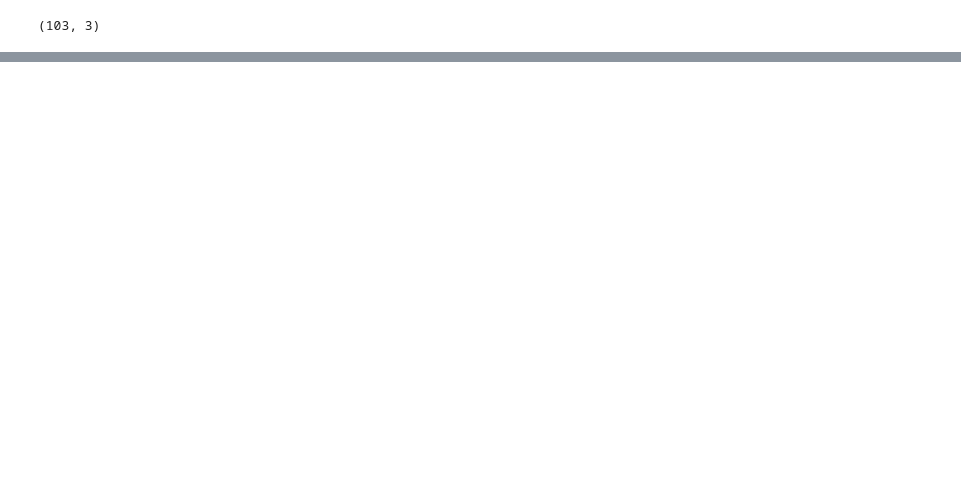
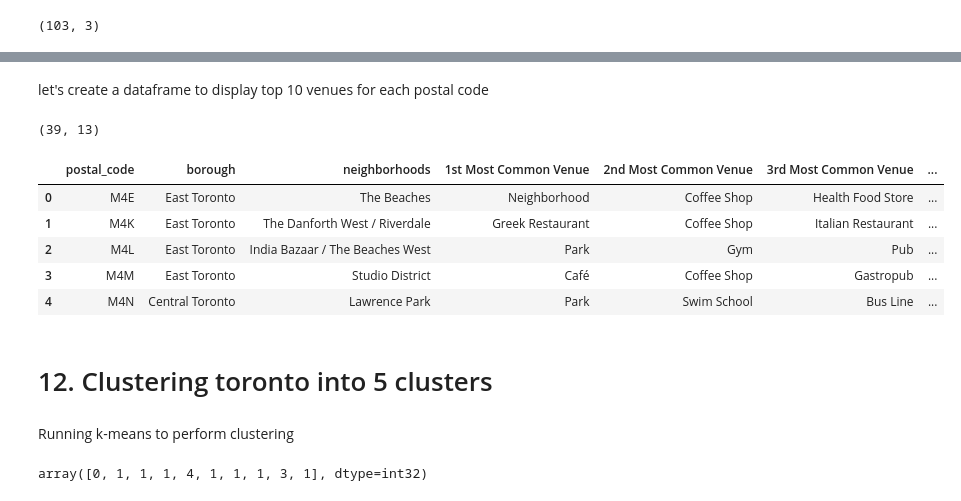
Before and after one commit to ankitkashyap12/Coursera_Capstone, a Jupyter notebook: capstone_project.ipynb, the cells around one changed output, grey strips where cells are left out. Saved outputs shown, nothing was run; the diff lists cells and outputs as text; code cells hidden in the pictures; blank space fills up the shorter version.

```diff
--- a/capstone_project.ipynb
+++ b/capstone_project.ipynb
@@ -215,0 +434,43 @@ toronto_grouped.shape
+# %% [markdown]
+let's create a dataframe to display top 10 venues for each postal code
+# %%
+num_top_venues = 10
+
+indicators = ['st', 'nd', 'rd']
+
+# create columns according to number of top venues
+areaColumns = ['postal_code', 'borough', 'neighborhoods']
+freqColumns = []
+for ind in np.arange(num_top_venues):
+    try:
+        freqColumns.append('{}{} Most Common Venue'.format(ind+1, indicators[ind]))
+    except:
+        freqColumns.append('{}th Most Common Venue'.format(ind+1))
+columns = areaColumns+freqColumns
+
+# create a new dataframe
+neighborhoods_venues_sorted = pd.DataFrame(columns=columns)
+neighborhoods_venues_sorted['postal_code'] = toronto_grouped['postal_code']
+neighborhoods_venues_sorted['borough'] = toronto_grouped['borough']
+neighborhoods_venues_sorted['neighborhoods'] = toronto_grouped['neighborhoods']
+
+for ind in np.arange(toronto_grouped.shape[0]):
+    row_categories = toronto_grouped.iloc[ind, :].iloc[3:]
+    row_categories_sorted = row_categories.sort_values(ascending=False)
+    neighborhoods_venues_sorted.iloc[ind, 3:] = row_categories_sorted.index.values[0:num_top_venues]
+
+# neighborhoods_venues_sorted.sort_values(freqColumns, inplace=True)
+print(neighborhoods_venues_sorted.shape)
+neighborhoods_venues_sorted.head()
+# %% [output]
+(39, 13)
+|  | postal_code | borough | neighborhoods | 1st Most Common Venue | 2nd Most Common Venue | 3rd Most Common Venue | ... |
+| 0 | M4E | East Toronto | The Beaches | Neighborhood | Coffee Shop | Health Food Store | ... |
+| 1 | M4K | East Toronto | The Danforth West / Riverdale | Greek Restaurant | Coffee Shop | Italian Restaurant | ... |
+| 2 | M4L | East Toronto | India Bazaar / The Beaches West | Park | Gym | Pub | ... |
+| 3 | M4M | East Toronto | Studio District | Café | Coffee Shop | Gastropub | ... |
+| 4 | M4N | Central Toronto | Lawrence Park | Park | Swim School | Bus Line | ... |
+# %% [markdown]
+# 12. Clustering toronto into 5 clusters
+# %% [markdown]
+Running k-means to perform clustering
@@ -215,0 +479,12 @@ toronto_grouped.shape
+# %%
+kclusters = 5
+
+toronto_grouped_clustering = toronto_grouped.drop(["postal_code", "borough", "neighborhoods"], 1)
+
+# run k-means clustering
+kmeans = KMeans(n_clusters=kclusters, random_state=0).fit(toronto_grouped_clustering)
+
+# check cluster labels generated for each row in the dataframe
+kmeans.labels_[0:10]
+# %% [output]
+array([0, 1, 1, 1, 4, 1, 1, 1, 3, 1], dtype=int32)
```
Also changed, not shown: parts of 49 cells of this notebook.
